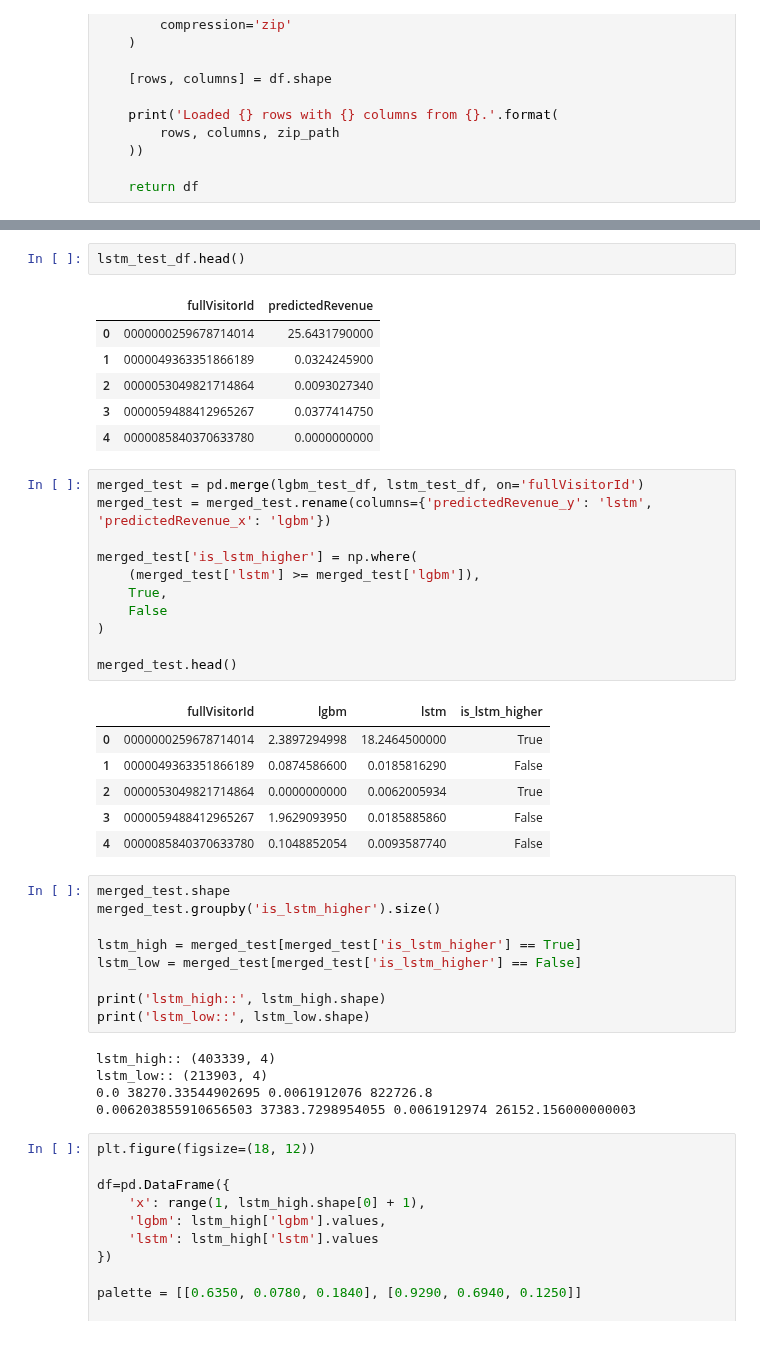
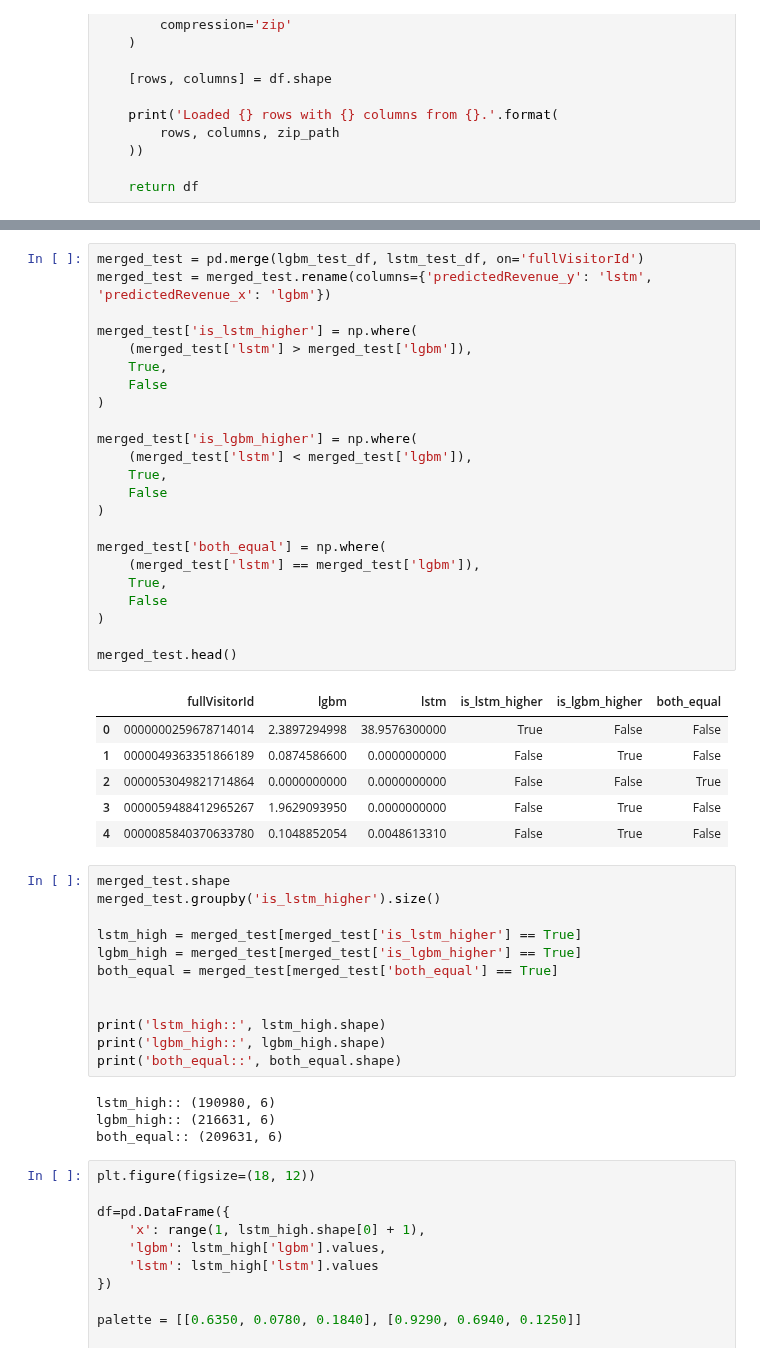
Before and after one commit to cpallapolu/udacity-mlnd-p3-capstone, a Jupyter notebook: notebooks/4_Model_Comparision.ipynb, the cells around one changed output, grey strips where cells are left out. Cells and saved outputs as stored; diff of their text form.

```diff
--- a/notebooks/4_Model_Comparision.ipynb
+++ b/notebooks/4_Model_Comparision.ipynb
@@ -80,44 +71,49 @@ lgbm_test_df.head()
-# %%
-lstm_test_df.head()
-# %% [output]
-|  | fullVisitorId | predictedRevenue |
-| 0 | 0000000259678714014 | 25.6431790000 |
-| 1 | 0000049363351866189 | 0.0324245900 |
-| 2 | 0000053049821714864 | 0.0093027340 |
-| 3 | 0000059488412965267 | 0.0377414750 |
-| 4 | 0000085840370633780 | 0.0000000000 |
 # %%
 merged_test = pd.merge(lgbm_test_df, lstm_test_df, on='fullVisitorId')
 merged_test = merged_test.rename(columns={'predictedRevenue_y': 'lstm', 'predictedRevenue_x': 'lgbm'})
 
 merged_test['is_lstm_higher'] = np.where(
-    (merged_test['lstm'] >= merged_test['lgbm']),
+    (merged_test['lstm'] > merged_test['lgbm']),
+    True,
+    False
+)
+
+merged_test['is_lgbm_higher'] = np.where(
+    (merged_test['lstm'] < merged_test['lgbm']),
+    True,
+    False
+)
+
+merged_test['both_equal'] = np.where(
+    (merged_test['lstm'] == merged_test['lgbm']),
     True,
     False
 )
 
 merged_test.head()
 # %% [output]
-|  | fullVisitorId | lgbm | lstm | is_lstm_higher |
-| 0 | 0000000259678714014 | 2.3897294998 | 18.2464500000 | True |
-| 1 | 0000049363351866189 | 0.0874586600 | 0.0185816290 | False |
-| 2 | 0000053049821714864 | 0.0000000000 | 0.0062005934 | True |
-| 3 | 0000059488412965267 | 1.9629093950 | 0.0185885860 | False |
-| 4 | 0000085840370633780 | 0.1048852054 | 0.0093587740 | False |
+|  | fullVisitorId | lgbm | lstm | is_lstm_higher | is_lgbm_higher | both_equal |
+| 0 | 0000000259678714014 | 2.3897294998 | 38.9576300000 | True | False | False |
+| 1 | 0000049363351866189 | 0.0874586600 | 0.0000000000 | False | True | False |
+| 2 | 0000053049821714864 | 0.0000000000 | 0.0000000000 | False | False | True |
+| 3 | 0000059488412965267 | 1.9629093950 | 0.0000000000 | False | True | False |
+| 4 | 0000085840370633780 | 0.1048852054 | 0.0048613310 | False | True | False |
 # %%
 merged_test.shape
 merged_test.groupby('is_lstm_higher').size()
 
 lstm_high = merged_test[merged_test['is_lstm_higher'] == True]
-lstm_low = merged_test[merged_test['is_lstm_higher'] == False]
+lgbm_high = merged_test[merged_test['is_lgbm_higher'] == True]
+both_equal = merged_test[merged_test['both_equal'] == True]
+
 
 print('lstm_high::', lstm_high.shape)
-print('lstm_low::', lstm_low.shape)
+print('lgbm_high::', lgbm_high.shape)
+print('both_equal::', both_equal.shape)
 # %% [output]
-lstm_high:: (403339, 4)
-lstm_low:: (213903, 4)
-0.0 38270.33544902695 0.0061912076 822726.8
-0.006203855910656503 37383.7298954055 0.0061912974 26152.156000000003
+lstm_high:: (190980, 6)
+lgbm_high:: (216631, 6)
+both_equal:: (209631, 6)
 # %%
 plt.figure(figsize=(18, 12))
 
```
Also changed, not shown: parts of 2 cells of this notebook, 13 other files.
